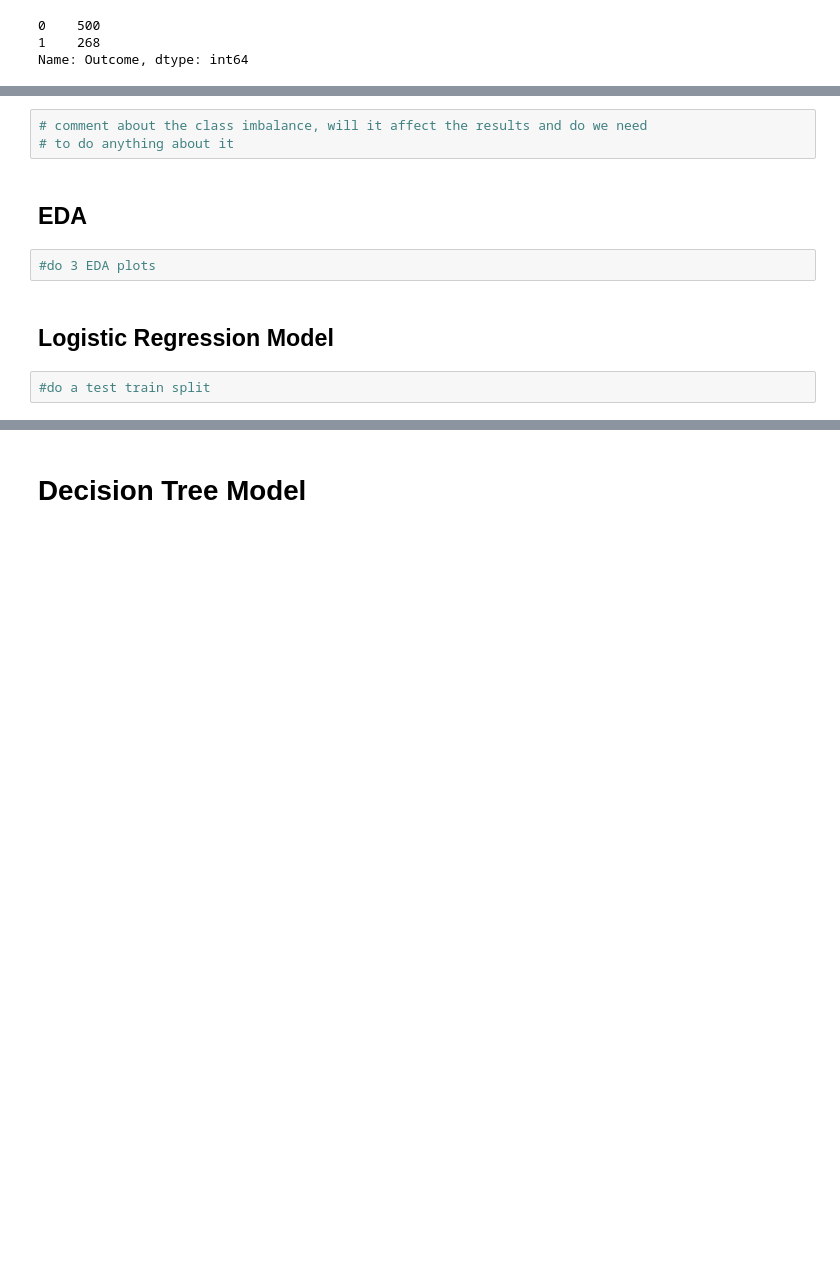
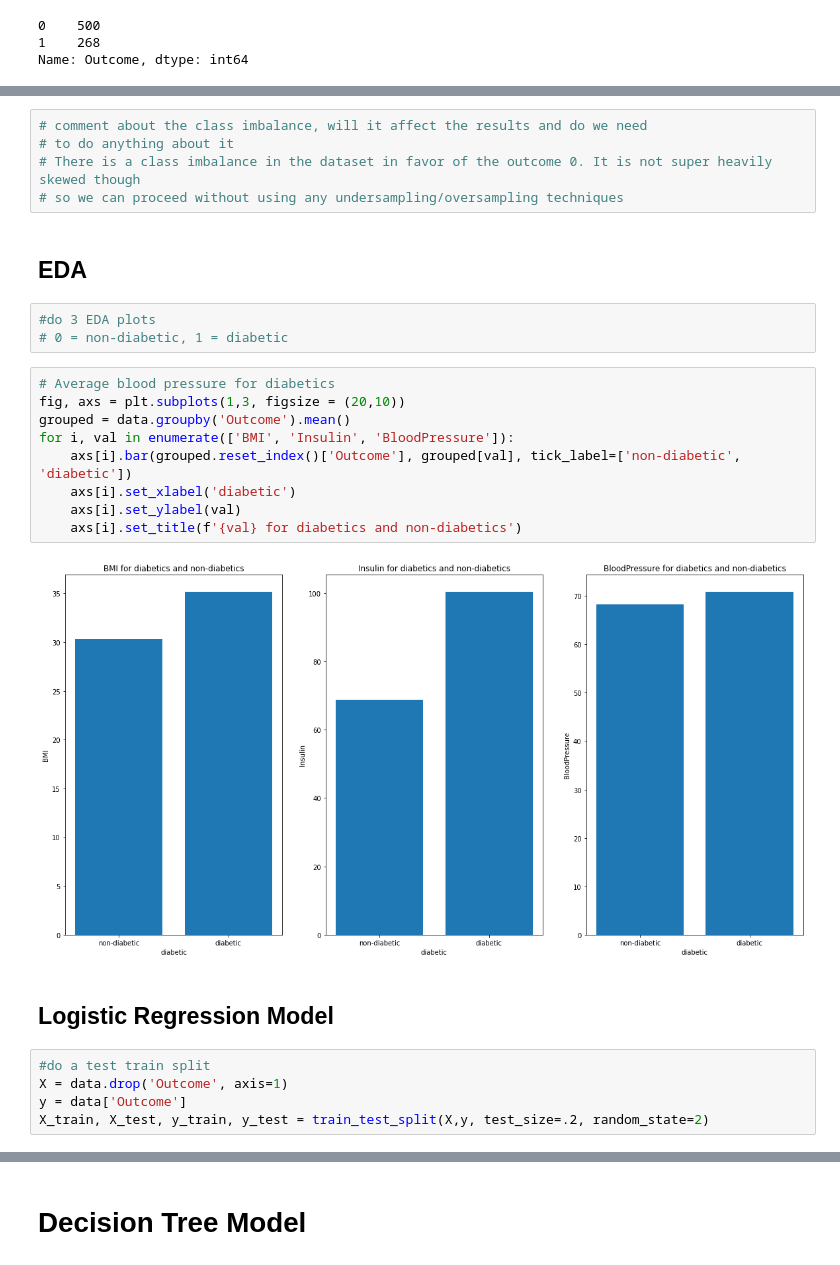
Before and after one commit to el-soba/ClassificationModelsPractice, a Jupyter notebook: notebook.ipynb, the cells around one changed output, grey strips where cells are left out. Saved outputs shown, nothing was run; the diff lists cells and outputs as text; blank space fills up the shorter version.

```diff
--- a/notebook.ipynb
+++ b/notebook.ipynb
@@ -110,13 +131,30 @@ Name: Outcome, dtype: int64
 # %%
 # comment about the class imbalance, will it affect the results and do we need
 # to do anything about it
+# There is a class imbalance in the dataset in favor of the outcome 0. It is not super heavily skewed though
+# so we can proceed without using any undersampling/oversampling techniques
 # %% [markdown]
 ## EDA
 # %%
 #do 3 EDA plots
+# 0 = non-diabetic, 1 = diabetic
+# %%
+# Average blood pressure for diabetics
+fig, axs = plt.subplots(1,3, figsize = (20,10))
+grouped = data.groupby('Outcome').mean()
+for i, val in enumerate(['BMI', 'Insulin', 'BloodPressure']):
+    axs[i].bar(grouped.reset_index()['Outcome'], grouped[val], tick_label=['non-diabetic', 'diabetic'])
+    axs[i].set_xlabel('diabetic')
+    axs[i].set_ylabel(val)
+    axs[i].set_title(f'{val} for diabetics and non-diabetics')
+# %% [output]
+[figure, added]
 # %% [markdown]
 ## Logistic Regression Model
-# %%
-#do a test train split
+# %%
+#do a test train split
+X = data.drop('Outcome', axis=1)
+y = data['Outcome']
+X_train, X_test, y_train, y_test = train_test_split(X,y, test_size=.2, random_state=2)
 # %%
 #build a baseline model
```
Also changed, not shown: parts of 18 cells of this notebook.
